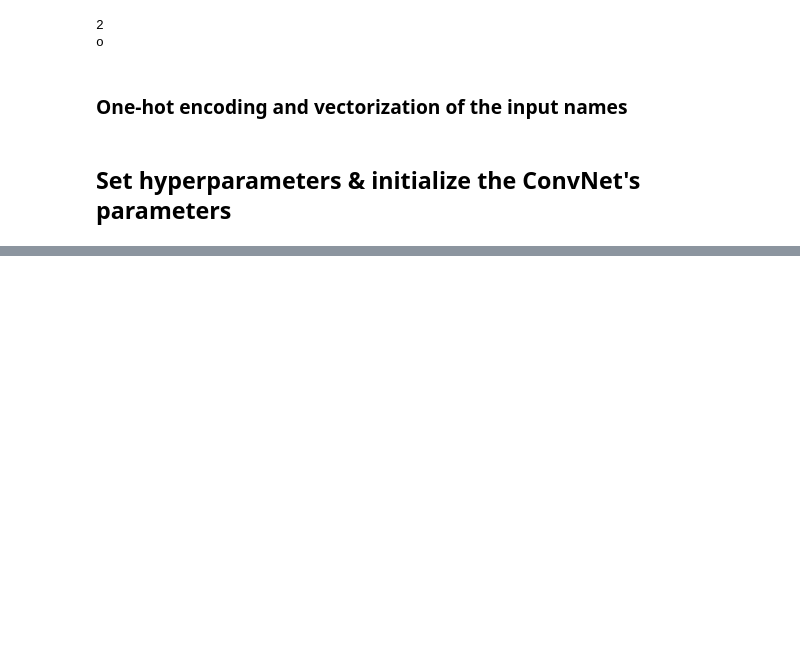
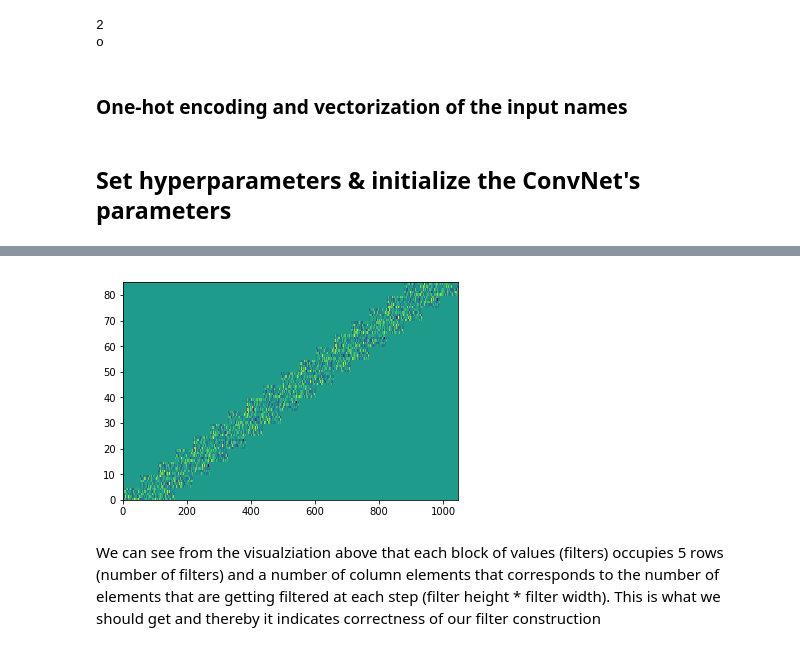
Before and after one commit to MathewStylianidis/DD2424-Deep-Learning, a Jupyter notebook: Lab3/Assignment_3.ipynb, the cells around one changed output, grey strips where cells are left out. Saved outputs shown, nothing was run; the diff lists cells and outputs as text; code cells hidden in the pictures; blank space fills up the shorter version.

Commit message:
Calculation of filter matrices for applying convolution

```diff
--- a/Lab3/Assignment_3.ipynb
+++ b/Lab3/Assignment_3.ipynb
@@ -188,8 +237,8 @@ if(os.path.exists(val_ind_path)):
 # %% [markdown]
 ## Set hyperparameters & initialize the ConvNet's parameters
 # %%
-filter_sizes = [5, 5]
+filter_numbers = [5, 5]
 filter_width_constants = [3, 3]
 K = len(class_dictionary)
-conv_net = ConvNet(n = filter_sizes , k = filter_width_constants, output_dim = K, \
+conv_net = ConvNet(n = filter_numbers , k = filter_width_constants, output_dim = K, \
                    input_dim = d, nlen = max_length, he_init = True)
@@ -195,0 +249,3 @@ conv_net = ConvNet(n = filter_sizes , k = filter_width_constants, output_dim = K
+# %%
+mf_matrix = conv_net.constructFilterMatrix(conv_net.F[0], max_length)
+mf_matrix2 = conv_net.constructFilterMatrix(conv_net.F[1], conv_net.nlen_list[0])
@@ -195,0 +271,8 @@ conv_net = ConvNet(n = filter_sizes , k = filter_width_constants, output_dim = K
+# %%
+# Visualize the mf_matrix to confirm that it is block diagonal
+plt.pcolormesh(mf_matrix)
+plt.show()
+# %% [output]
+[figure, added]
+# %% [markdown]
+We can see from the visualziation above that each block of values (filters) occupies 5 rows (number of filters) and a number of column elements that corresponds to the number of elements that are getting filtered at each step (filter height * filter width). This is what we should get and thereby it indicates correctness of our filter construction
```
Also changed, not shown: parts of 4 cells of this notebook.
